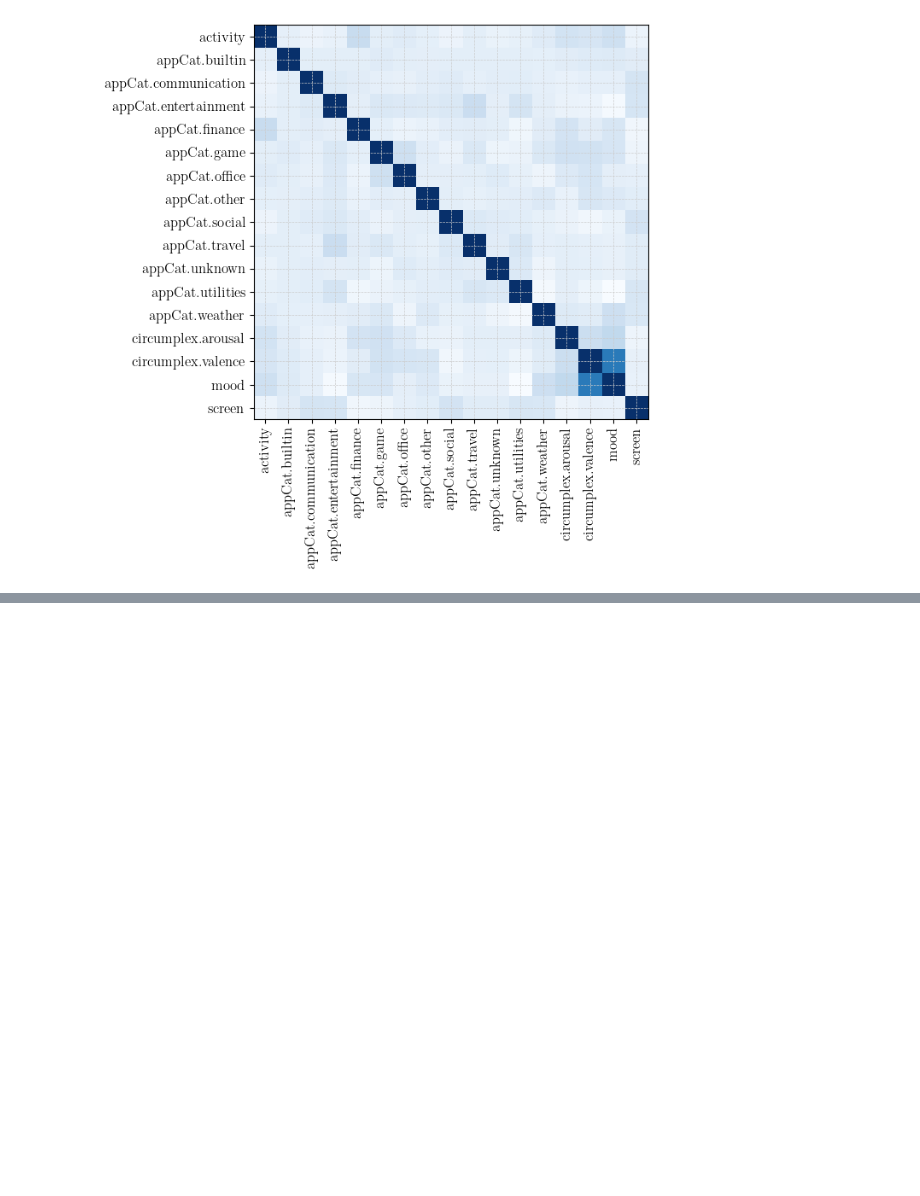
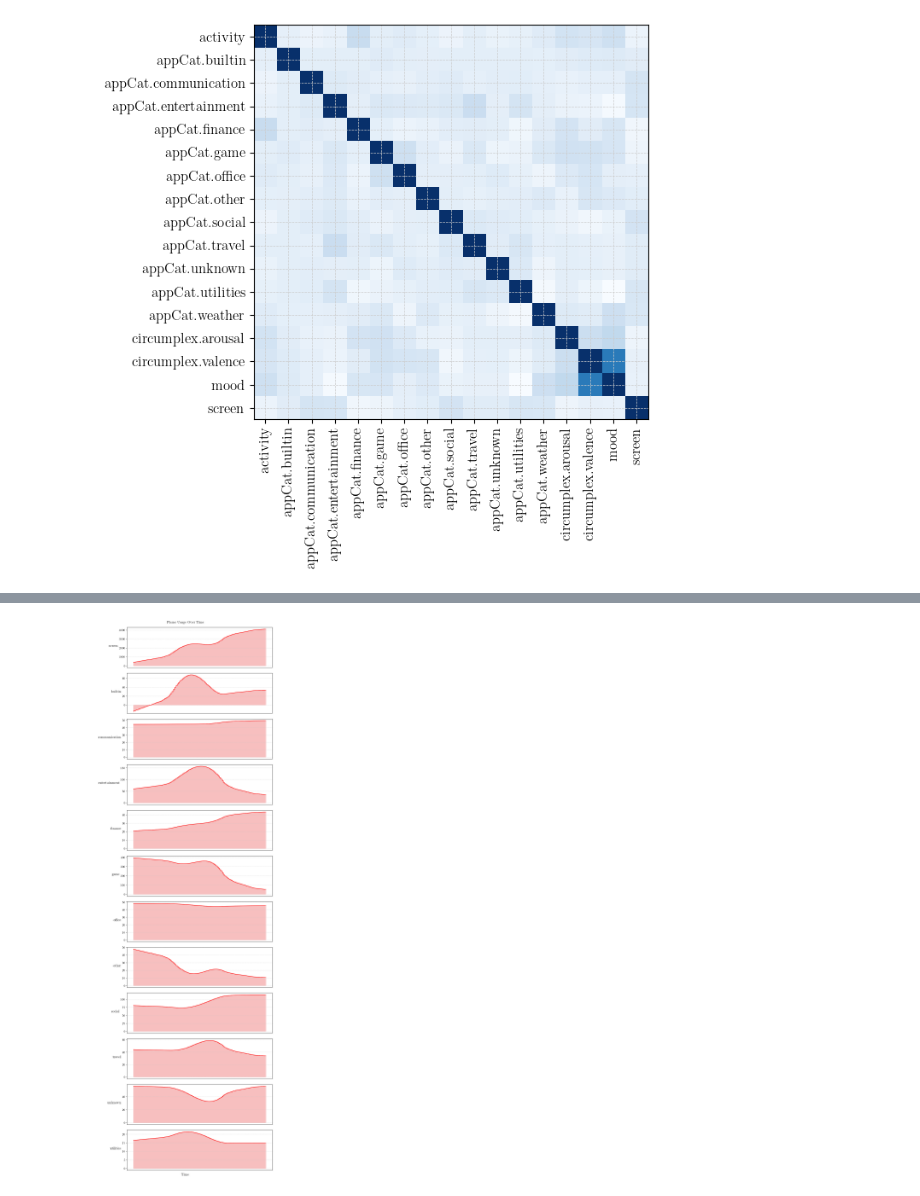
Before and after one commit to AmirSahrani/DMT_Assignments, a Jupyter notebook: analysis.ipynb, the cells around one changed output, grey strips where cells are left out. Cells and saved outputs as stored; diff of their text form; code cells hidden in the pictures; blank space fills up the shorter version.

```diff
--- a/analysis.ipynb
+++ b/analysis.ipynb
@@ -168,0 +286,30 @@ plt.show()
+# %%
+#Trying polynomial regression for trendlines because otherwise the data is kind of choppy
+
+fig, axes = plt.subplots(nrows=12, ncols=1, figsize=(10, 30))
+
+for i, data in enumerate([sorted_screen, sorted_builtin, sorted_communication,
+                          sorted_entertainment, sorted_finance, sorted_game, sorted_office,
+                          sorted_other, sorted_social, sorted_travel, sorted_unknown, sorted_utilities]):
+    x = np.arange(len(sorted_time_marks))
+    y = np.array(data)
+    z = np.polyfit(x, y, 3)
+    p = np.poly1d(z)
+    axes[i].plot(sorted_time_marks, p(x), label='Trendline', color='red')
+    axes[i].fill_between(sorted_time_marks, p(x), color='lightcoral', alpha=0.5)
+
+#Messing with labels and formatting
+fig.text(0.4, 1, 'Phone Usage Over Time', va='center', rotation='horizontal', fontsize=14)
+fig.text(0.5, 0, 'Time', ha='center', fontsize=14)
+for ax in axes:
+    ax.set_xticklabels([])
+    ax.set_xticks([])
+y_labels = ['screen','builtin','communication','entertainment','finance',
+            'game','office','other','social','travel','unknown','utilities']
+for i, ax in enumerate(axes):
+    ax.set_ylabel(y_labels[i], rotation=0, ha='right')
+
+plt.tight_layout()
+plt.show()
+# %% [output]
+[figure, added]
```
Also changed, not shown: parts of 7 cells of this notebook.
